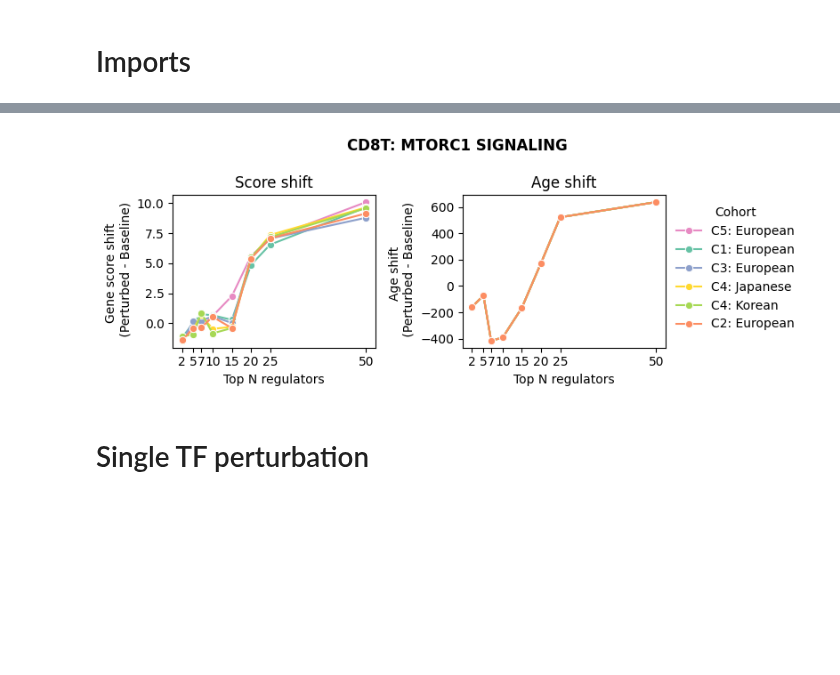
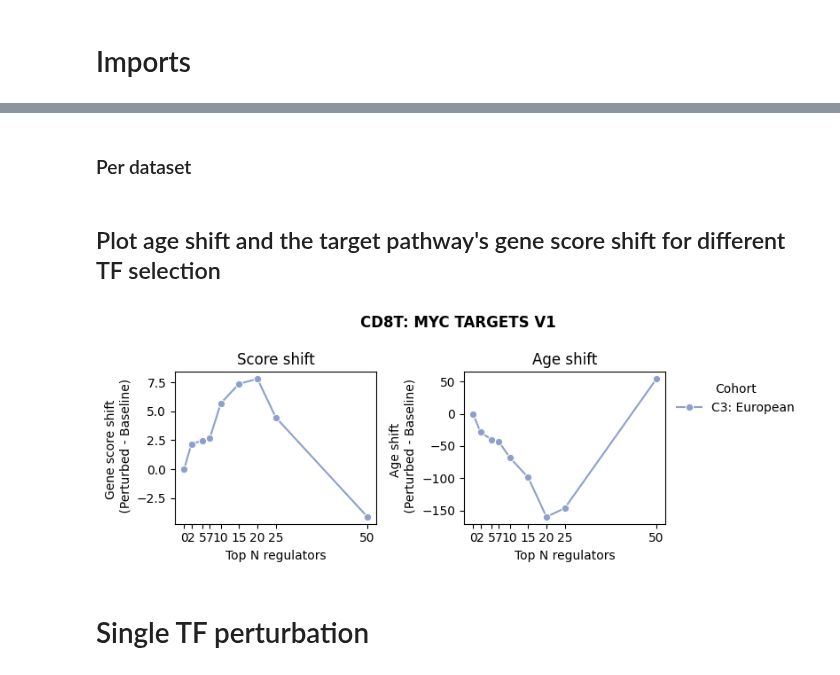
Before and after one commit to janursa/HIRA, a Jupyter notebook: notebooks/in_silico_perturbation.ipynb, the cells around one changed output, grey strips where cells are left out. Saved outputs shown, nothing was run; the diff lists cells and outputs as text; code cells hidden in the pictures; blank space fills up the shorter version.

```diff
--- a/notebooks/in_silico_perturbation.ipynb
+++ b/notebooks/in_silico_perturbation.ipynb
@@ -116,20 +179,24 @@ Text(0.5, 1.0, ' CD8T: MTORC1 SIGNALING')
 # %%
 top_tfs_counts = [2, 5, 7, 10, 15, 20, 25, 50]
+if False: # general regulators
+    tfs_list = tf_counts.index.tolist()
+else:
+    tfs_list = df_enrich.sort_values('pval_adj', ascending=True)['TF'].tolist()
 # %%
-from ciim.src.insilico_perturbation.helper import wrapper_run_tf_screening
+from ciim.src.insilico_perturbation.helper import wrapper_in_silico_perturbation
 from collections import defaultdict
 
 simulation_iteration = 3
 n_donors = 20
 n_jobs = 5
-datasets = datasets_all
+datasets = ['data12']
 
 results = defaultdict(list)
 
 raw_rr_store = []
 for n in top_tfs_counts:
     # - get top N TFs regulating the pathway
-    tfs = tf_counts.head(n).index.tolist()
+    tfs = tfs_list[:n]
 
     par = {
         'simulation_iteration': simulation_iteration,
@@ -141,21 +208,10 @@ for n in top_tfs_counts:
         'perturbation_mode': 'overexpression',
         'perturbation_type': 'multi',
         'tfs': tfs,
-        'genes': pathway_genes,
     }
-
-    raw_rr = wrapper_run_tf_screening(par, n_jobs=n_jobs, cell_types=cell_types, datasets=datasets)
+    raw_rr = wrapper_in_silico_perturbation(par, n_jobs=n_jobs, cell_types=cell_types, datasets=datasets)
     raw_rr['n'] = n
     raw_rr_store.append(raw_rr)
-    raw_rr['top_n_tfs'] = n  # tag with N used
 
-    # Compute means per dataset
-    df_summary = raw_rr.groupby(['cell_type', 'dataset'])[['age_shift', 'gene_score_shift']].mean().reset_index()
-    df_summary['top_n_tfs'] = n
-    results['dataset_level'].append(df_summary)
-
-    # Compute overall means
-    overall = df_summary.groupby('top_n_tfs')[['age_shift', 'gene_score_shift']].mean().reset_index()
-    results['overall'].append(overall)
 raw_rr = pd.concat(raw_rr_store).reset_index()
 # %% [output]
@@ -200,31 +348,39 @@ if False: # donor level plot
+# %% [markdown]
+### Per dataset
+# %% [markdown]
+## Plot age shift and the target pathway's gene score shift for different TF selection
 # %%
 import seaborn as sns
 import matplotlib.pyplot as plt
 
-df_results_dataset = pd.concat(results['dataset_level'], ignore_index=True)
-df_results_overall = pd.concat(results['overall'], ignore_index=True)
+age_shift_summary = raw_rr.groupby(['cell_type', 'dataset', 'n'])['age_shift'].mean()['age_shift']['age_shift'].reset_index()
+age_shift_summary['dataset'] = age_shift_summary['dataset'].map(surrogate_names)
+
+gene_score_shift_summary = raw_rr.groupby(['cell_type', 'dataset', 'n'])[target_pathway].mean()[target_pathway]['gene_score_shift'].reset_index()
+gene_score_shift_summary['dataset'] = gene_score_shift_summary['dataset'].map(surrogate_names)
+
 
 fig, axes = plt.subplots(1, 2, figsize=(8, 3))
 
 ax = axes[0]
-df_results_dataset['dataset'] = df_results_dataset['dataset'].map(surrogate_names)
-sns.lineplot(data=df_results_dataset, x='top_n_tfs', y='gene_score_shift', hue='dataset', marker='o', ax=ax, palette=palette_datasets_pretty)
+
+sns.lineplot(data=gene_score_shift_summary, x='n', y='gene_score_shift', hue='dataset', marker='o', ax=ax, palette=palette_datasets_pretty)
 ax.set_title(f'Score shift')
 ax.set_ylabel('Gene score shift \n (Perturbed - Baseline)')
 ax.set_xlabel('Top N regulators')
 ax.set_xticks(top_tfs_counts)
 ax.get_legend().remove()
 ax = axes[1]
-sns.lineplot(data=df_results_dataset, x='top_n_tfs', y='age_shift', hue='dataset', marker='o', ax=ax, palette=palette_datasets_pretty)
+sns.lineplot(data=age_shift_summary, x='n', y='age_shift', hue='dataset', marker='o', ax=ax, palette=palette_datasets_pretty)
 ax.set_title('Age shift')
 ax.set_ylabel('Age shift \n (Perturbed - Baseline)')
 ax.set_xlabel('Top N regulators')
 ax.set_xticks(top_tfs_counts)
 ax.legend(loc='upper left', bbox_to_anchor=(1, 1), title='Cohort', frameon=False)
-plt.suptitle(f'{cell_type}: {pathway}', fontsize=12, weight='bold')
+plt.suptitle(f'{cell_type}: {target_pathway}', fontsize=12, weight='bold')
 plt.tight_layout()
 # %% [output]
-[figure, old version]
+[figure, new version]
 # %% [markdown]
 # Single TF perturbation
 # %%
```
Also changed, not shown: parts of 26 cells of this notebook, 7 other files.
